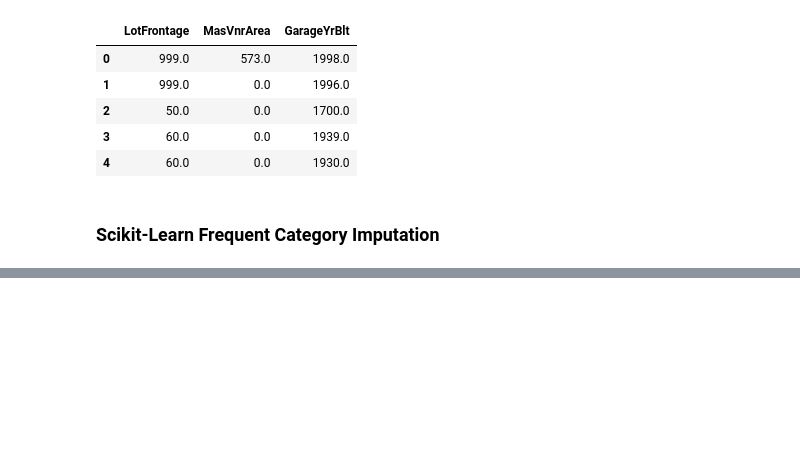
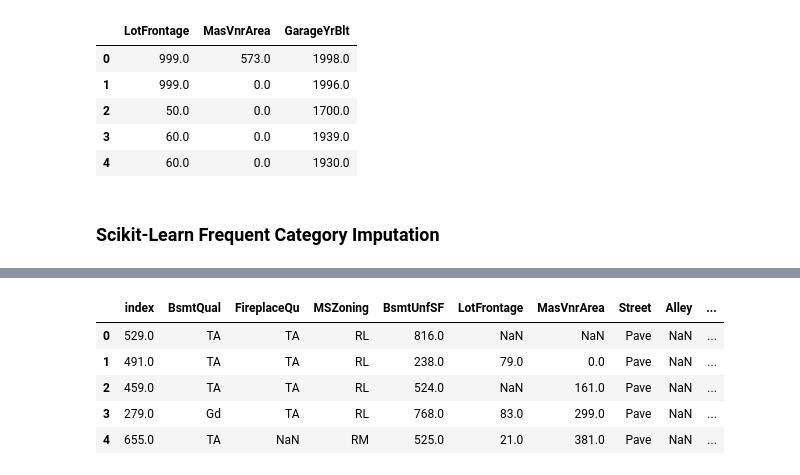
Before and after one commit to KarthikKothareddy/FeatureEngineering, a Jupyter notebook: Imputations_sklearn_1.ipynb, the cells around one changed output, grey strips where cells are left out. Saved outputs shown, nothing was run; the diff lists cells and outputs as text; code cells hidden in the pictures; blank space fills up the shorter version.

```diff
--- a/Imputations_sklearn_1.ipynb
+++ b/Imputations_sklearn_1.ipynb
@@ -581,0 +896,15 @@ print(x_train.shape, x_test.shape)
+# %%
+tmp = indicator.transform(x_test)
+x_test = pd.concat([
+    x_test.reset_index(),
+    pd.DataFrame(tmp, columns=indicator_cols)],
+    axis=1
+)
+x_test.head()
+# %% [output]
+|  | index | BsmtQual | FireplaceQu | MSZoning | BsmtUnfSF | LotFrontage | MasVnrArea | Street | Alley | ... |
+| 0 | 529.0 | TA | TA | RL | 816.0 | NaN | NaN | Pave | NaN | ... |
+| 1 | 491.0 | TA | TA | RL | 238.0 | 79.0 | 0.0 | Pave | NaN | ... |
+| 2 | 459.0 | TA | TA | RL | 524.0 | NaN | 161.0 | Pave | NaN | ... |
+| 3 | 279.0 | Gd | TA | RL | 768.0 | 83.0 | 299.0 | Pave | NaN | ... |
+| 4 | 655.0 | TA | NaN | RM | 525.0 | 21.0 | 381.0 | Pave | NaN | ... |
```
Also changed, not shown: parts of 30 cells of this notebook.
